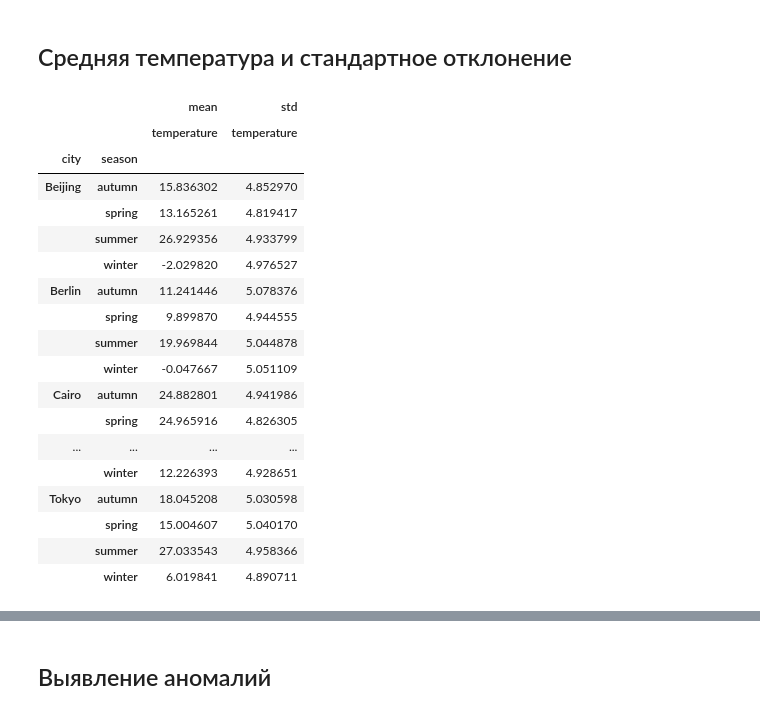
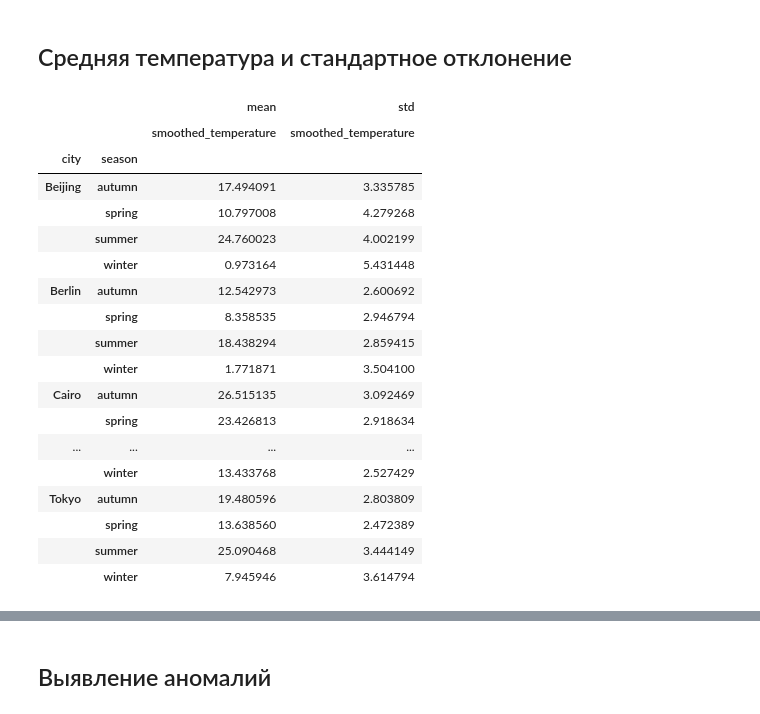
Before and after one commit to vasilyryabtsev/temperature-data, a Jupyter notebook: historical_data_analysis.ipynb, the cells around one changed output, grey strips where cells are left out. Cells and saved outputs as stored; diff of their text form; code cells hidden in the pictures.

```diff
--- a/historical_data_analysis.ipynb
+++ b/historical_data_analysis.ipynb
@@ -258,25 +258,25 @@ temperature_plot_2('Moscow')
 # %% [markdown]
 ## Средняя температура и стандартное отклонение
 # %%
-pd.pivot_table(data=data, values='temperature', index=['city', 'season'], aggfunc=['mean', 'std'])
+pd.pivot_table(data=data, values='smoothed_temperature', index=['city', 'season'], aggfunc=['mean', 'std'])
 # %% [output]
 |  |  | mean | std |
-|  |  | temperature | temperature |
+|  |  | smoothed_temperature | smoothed_temperature |
 | city | season |  |  |
-| Beijing | autumn | 15.836302 | 4.852970 |
-|  | spring | 13.165261 | 4.819417 |
-|  | summer | 26.929356 | 4.933799 |
-|  | winter | -2.029820 | 4.976527 |
-| Berlin | autumn | 11.241446 | 5.078376 |
-|  | spring | 9.899870 | 4.944555 |
-|  | summer | 19.969844 | 5.044878 |
-|  | winter | -0.047667 | 5.051109 |
-| Cairo | autumn | 24.882801 | 4.941986 |
-|  | spring | 24.965916 | 4.826305 |
+| Beijing | autumn | 17.494091 | 3.335785 |
+|  | spring | 10.797008 | 4.279268 |
+|  | summer | 24.760023 | 4.002199 |
+|  | winter | 0.973164 | 5.431448 |
+| Berlin | autumn | 12.542973 | 2.600692 |
+|  | spring | 8.358535 | 2.946794 |
+|  | summer | 18.438294 | 2.859415 |
+|  | winter | 1.771871 | 3.504100 |
+| Cairo | autumn | 26.515135 | 3.092469 |
+|  | spring | 23.426813 | 2.918634 |
 | ... | ... | ... | ... |
-|  | winter | 12.226393 | 4.928651 |
-| Tokyo | autumn | 18.045208 | 5.030598 |
-|  | spring | 15.004607 | 5.040170 |
-|  | summer | 27.033543 | 4.958366 |
-|  | winter | 6.019841 | 4.890711 |
+|  | winter | 13.433768 | 2.527429 |
+| Tokyo | autumn | 19.480596 | 2.803809 |
+|  | spring | 13.638560 | 2.472389 |
+|  | summer | 25.090468 | 3.444149 |
+|  | winter | 7.945946 | 3.614794 |
 # %%
```
Also changed, not shown: parts of 7 cells of this notebook.
